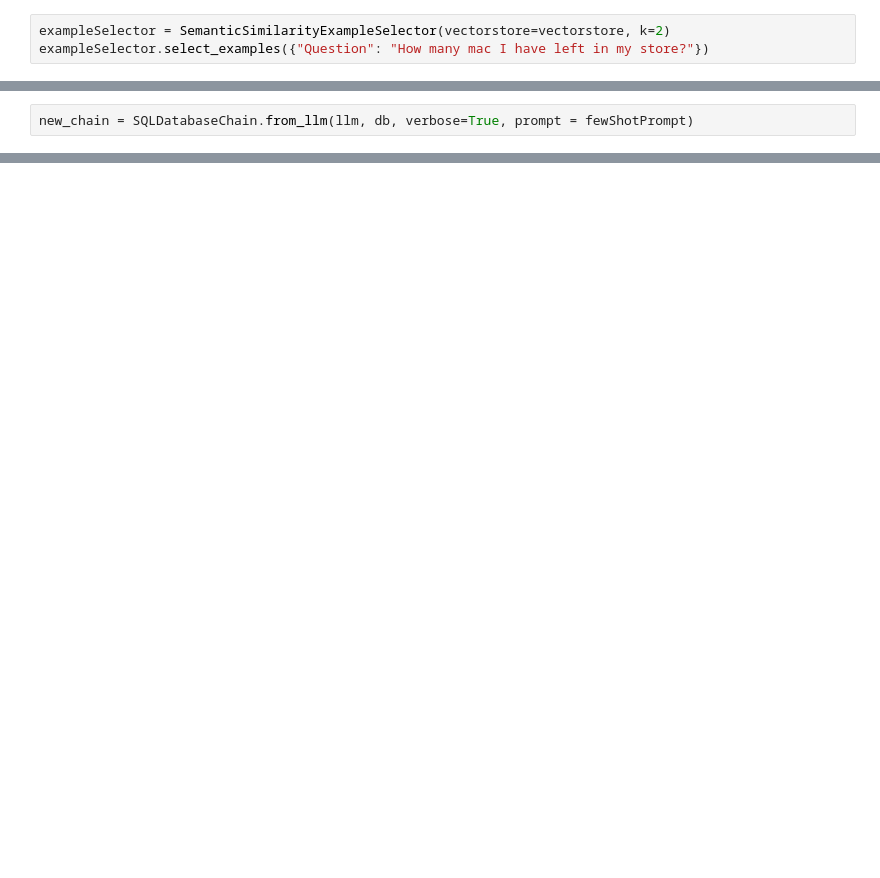
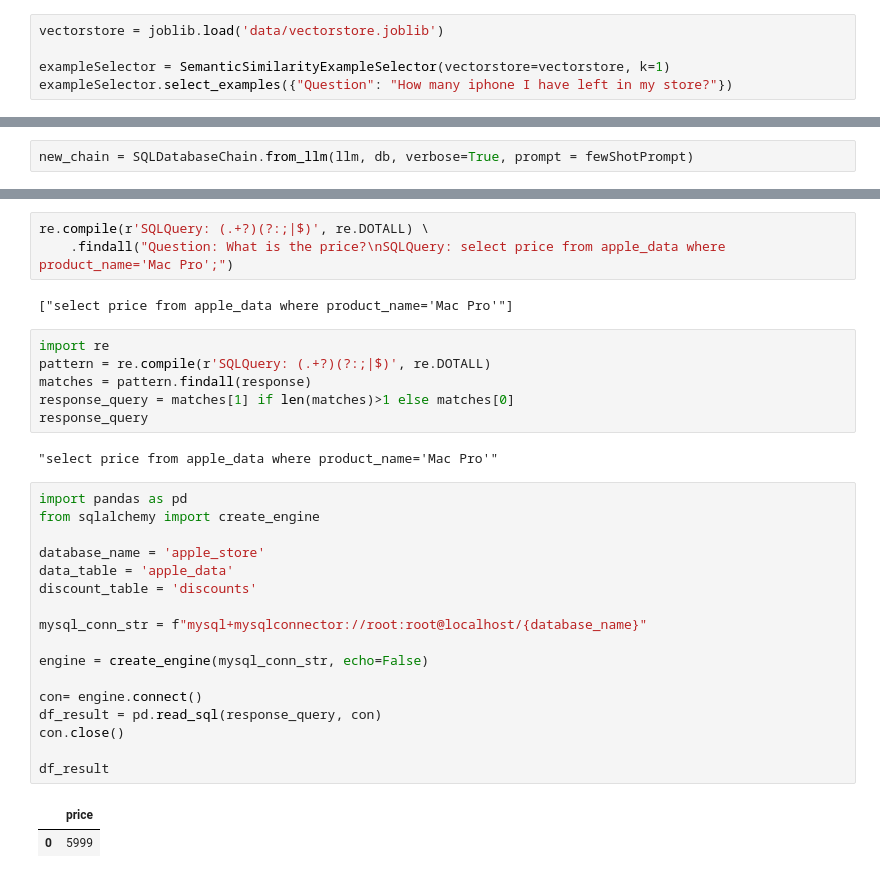
Before and after one commit to singh97kishan/Inventory-GenAI-Assistant, a Jupyter notebook: experiment.ipynb, the cells around one changed output, grey strips where cells are left out. Drawn from its saved outputs; the diff is of its cells as text; blank space fills up the shorter version.

```diff
--- a/experiment.ipynb
+++ b/experiment.ipynb
@@ -166,4 +222,6 @@ vectorstore
 # %%
-exampleSelector = SemanticSimilarityExampleSelector(vectorstore=vectorstore, k=2)
-exampleSelector.select_examples({"Question": "How many mac I have left in my store?"})
+vectorstore = joblib.load('data/vectorstore.joblib')
+
+exampleSelector = SemanticSimilarityExampleSelector(vectorstore=vectorstore, k=1)
+exampleSelector.select_examples({"Question": "How many iphone I have left in my store?"})
 # %% [output]
@@ -210,0 +377,33 @@ new_chain = SQLDatabaseChain.from_llm(llm, db, verbose=True, prompt = fewShotPro
+# %%
+re.compile(r'SQLQuery: (.+?)(?:;|$)', re.DOTALL) \
+    .findall("Question: What is the price?\nSQLQuery: select price from apple_data where product_name='Mac Pro';")
+# %% [output]
+["select price from apple_data where product_name='Mac Pro'"]
+# %%
+import re
+pattern = re.compile(r'SQLQuery: (.+?)(?:;|$)', re.DOTALL)
+matches = pattern.findall(response)
+response_query = matches[1] if len(matches)>1 else matches[0]
+response_query
+# %% [output]
+"select price from apple_data where product_name='Mac Pro'"
+# %%
+import pandas as pd
+from sqlalchemy import create_engine
+
+database_name = 'apple_store'
+data_table = 'apple_data'
+discount_table = 'discounts'
+
+mysql_conn_str = f"mysql+mysqlconnector://root:root@localhost/{database_name}"
+
+engine = create_engine(mysql_conn_str, echo=False)
+
+con= engine.connect()
+df_result = pd.read_sql(response_query, con)
+con.close()
+
+df_result
+# %% [output]
+|  | price |
+| 0 | 5999 |
```
Also changed, not shown: parts of 24 cells of this notebook, 11 other files.
